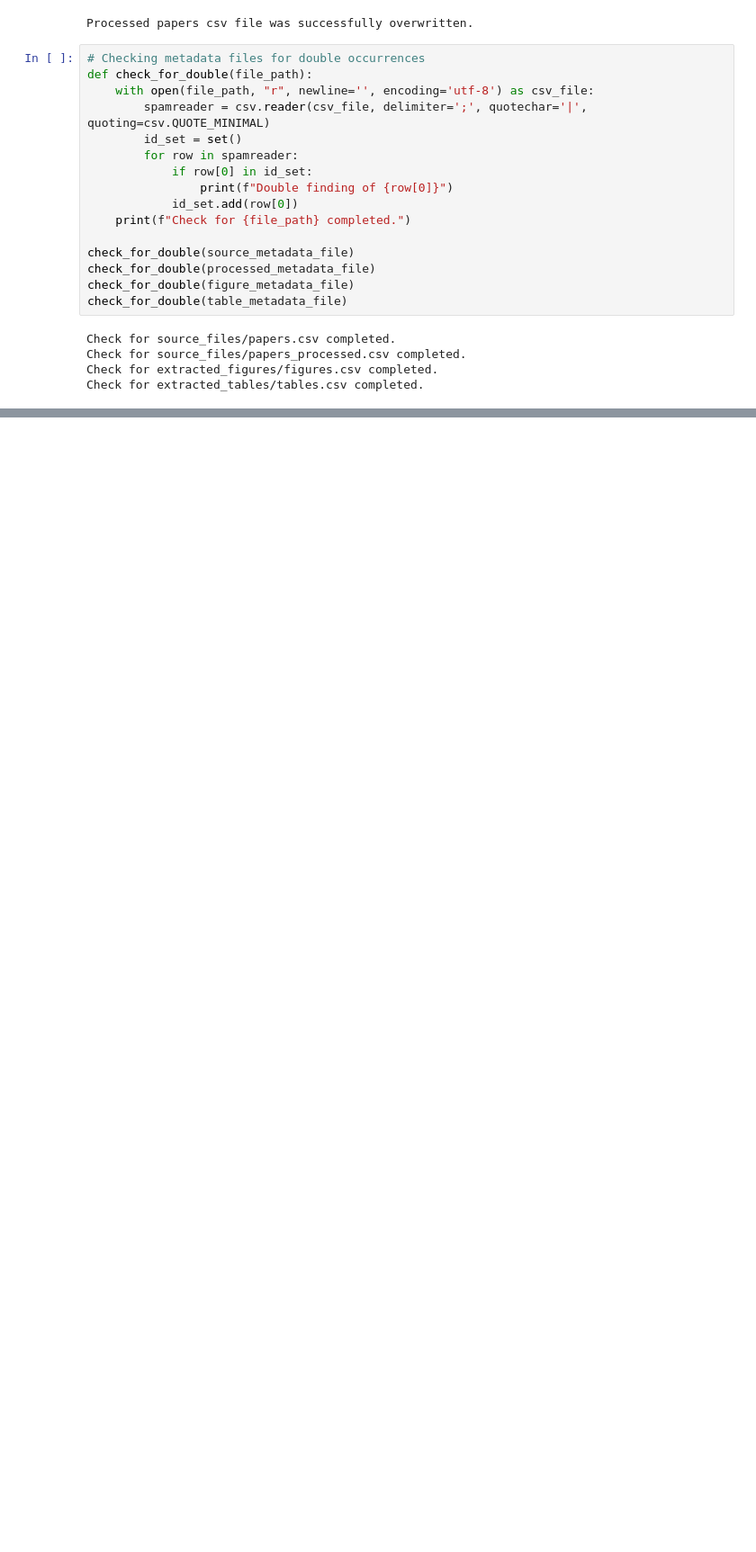
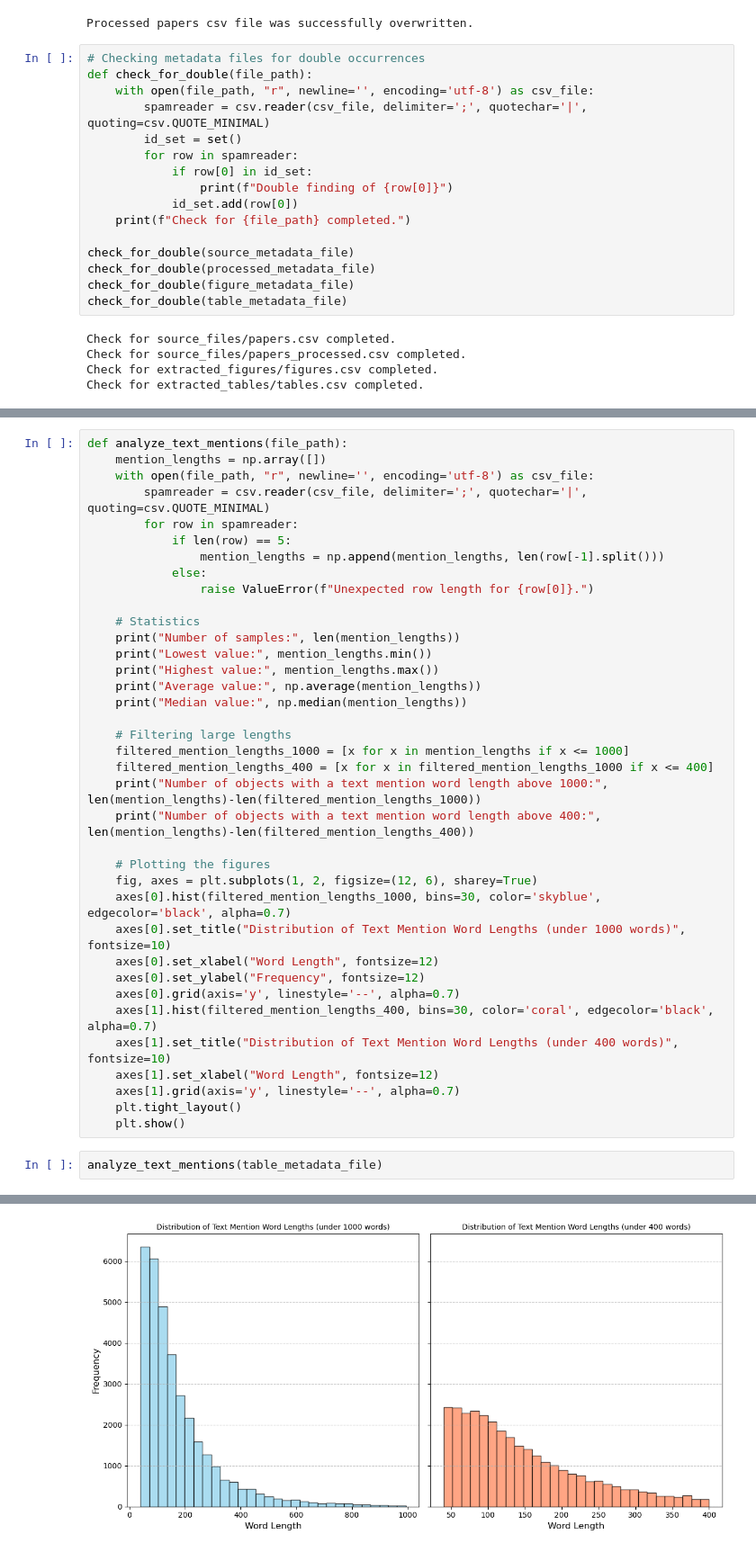
Before and after one commit to fuubian/Masterthesis_Code, a Jupyter notebook: dataset/data_cleaning.ipynb, the cells around one changed output, grey strips where cells are left out. Shown: that part at 90% size. Saved outputs shown, nothing was run; the diff lists cells and outputs as text; blank space fills up the shorter version.

```diff
--- a/dataset/data_cleaning.ipynb
+++ b/dataset/data_cleaning.ipynb
@@ -182,0 +283,40 @@ Check for extracted_tables/tables.csv completed.
+# %%
+def analyze_text_mentions(file_path):
+    mention_lengths = np.array([])
+    with open(file_path, "r", newline='', encoding='utf-8') as csv_file:
+        spamreader = csv.reader(csv_file, delimiter=';', quotechar='|', quoting=csv.QUOTE_MINIMAL)
+        for row in spamreader:
+            if len(row) == 5:
+                mention_lengths = np.append(mention_lengths, len(row[-1].split()))
+            else:
+                raise ValueError(f"Unexpected row length for {row[0]}.")
+
+    # Statistics
+    print("Number of samples:", len(mention_lengths))
+    print("Lowest value:", mention_lengths.min())
+    print("Highest value:", mention_lengths.max())
+    print("Average value:", np.average(mention_lengths))
+    print("Median value:", np.median(mention_lengths))
+
+    # Filtering large lengths
+    filtered_mention_lengths_1000 = [x for x in mention_lengths if x <= 1000]
+    filtered_mention_lengths_400 = [x for x in filtered_mention_lengths_1000 if x <= 400]
+    print("Number of objects with a text mention word length above 1000:", len(mention_lengths)-len(filtered_mention_lengths_1000))
+    print("Number of objects with a text mention word length above 400:", len(mention_lengths)-len(filtered_mention_lengths_400))
+
+    # Plotting the figures
+    fig, axes = plt.subplots(1, 2, figsize=(12, 6), sharey=True)
+    axes[0].hist(filtered_mention_lengths_1000, bins=30, color='skyblue', edgecolor='black', alpha=0.7)
+    axes[0].set_title("Distribution of Text Mention Word Lengths (under 1000 words)", fontsize=10)
+    axes[0].set_xlabel("Word Length", fontsize=12)
+    axes[0].set_ylabel("Frequency", fontsize=12)
+    axes[0].grid(axis='y', linestyle='--', alpha=0.7)
+    axes[1].hist(filtered_mention_lengths_400, bins=30, color='coral', edgecolor='black', alpha=0.7)
+    axes[1].set_title("Distribution of Text Mention Word Lengths (under 400 words)", fontsize=10)
+    axes[1].set_xlabel("Word Length", fontsize=12)
+    axes[1].grid(axis='y', linestyle='--', alpha=0.7)
+    plt.tight_layout()
+    plt.show()
+# %%
+analyze_text_mentions(table_metadata_file)
+# %% [output]
@@ -182,0 +330 @@ Check for extracted_tables/tables.csv completed.
+[figure, added]
```
Also changed, not shown: parts of 13 cells of this notebook, 3 other files.
